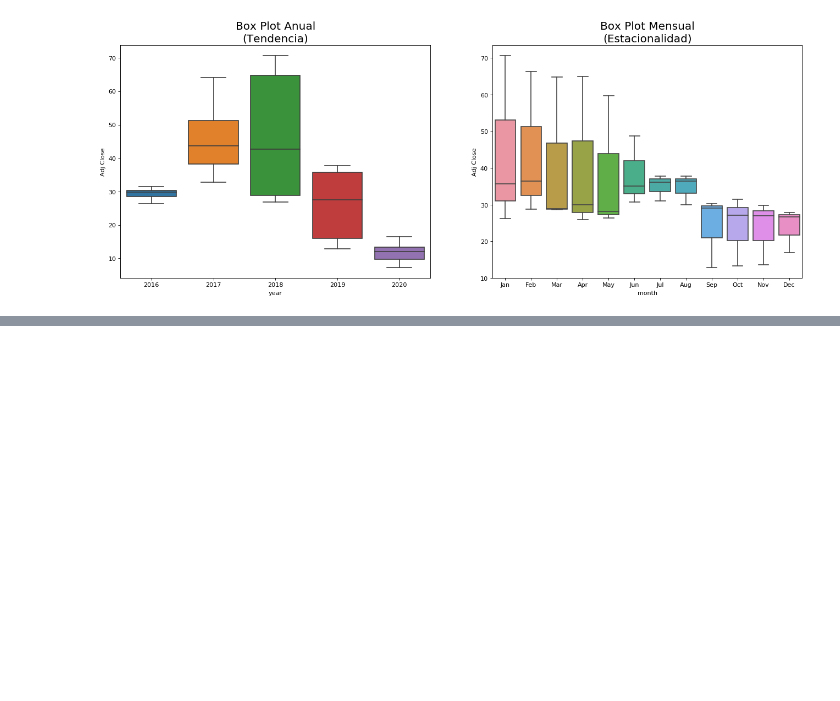
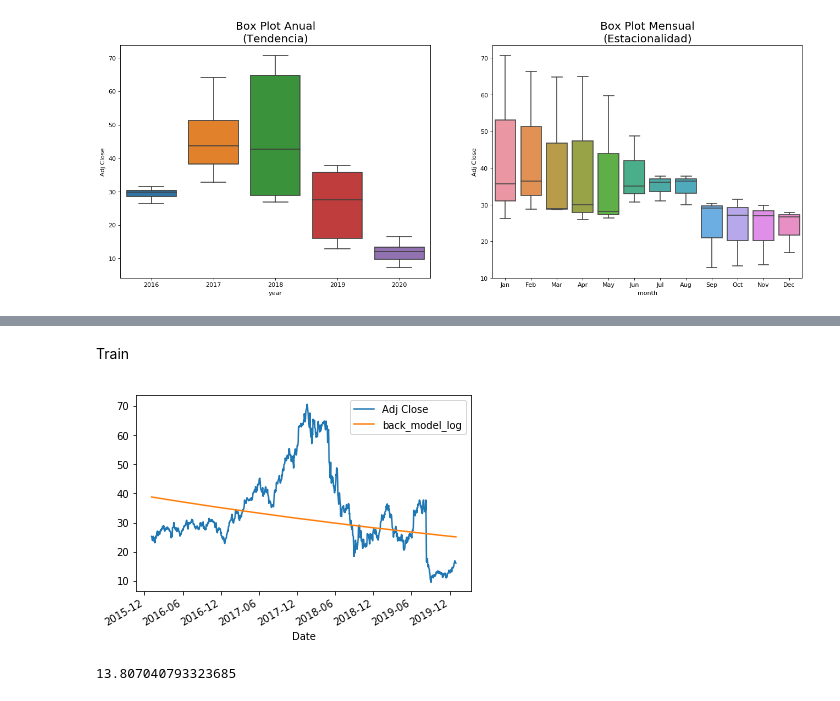
Before and after one commit to cdgn-coding/bcba-algo-trading, a Jupyter notebook: 3_Time_Series.ipynb, the cells around one changed output, grey strips where cells are left out. Saved outputs shown, nothing was run; the diff lists cells and outputs as text; code cells hidden in the pictures; blank space fills up the shorter version.

```diff
--- a/3_Time_Series.ipynb
+++ b/3_Time_Series.ipynb
@@ -92,0 +163,2 @@ axes[1].set_title('Box Plot Mensual\n(Estacionalidad)', fontsize=18);
+# %%
+model_log = smf.ols('log_value ~ timeIndex ', data = ggal_train).fit()
@@ -92,0 +191,17 @@ axes[1].set_title('Box Plot Mensual\n(Estacionalidad)', fontsize=18);
+# %%
+ggal_train['model_log'] = model_log.predict(ggal_train[["timeIndex"]])
+ggal_test['model_log'] = model_log.predict(ggal_test[["timeIndex"]])
+# %%
+# back-transformation
+ggal_train['back_model_log'] = np.exp(ggal_train['model_log'])
+ggal_test['back_model_log'] = np.exp(ggal_test['model_log'])
+# %% [markdown]
+Train
+# %%
+ggal_train.plot(kind = "line", y = ['Adj Close', 'back_model_log']);
+# %% [output]
+[figure, added]
+# %%
+RMSE(ggal_train['back_model_log'], ggal_train['Adj Close'])
+# %% [output]
+13.807040793323685
```
Also changed, not shown: parts of 20 cells of this notebook.
